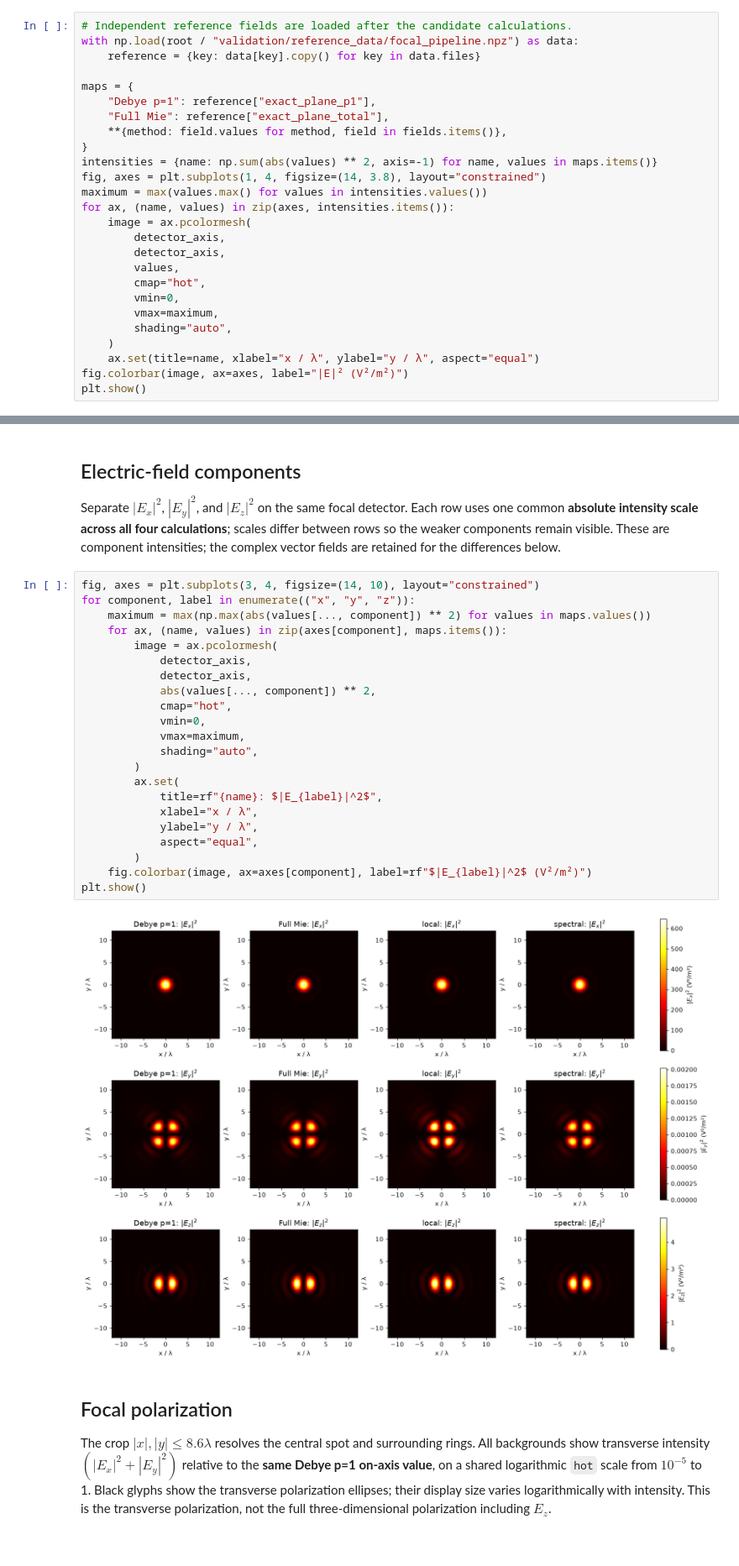
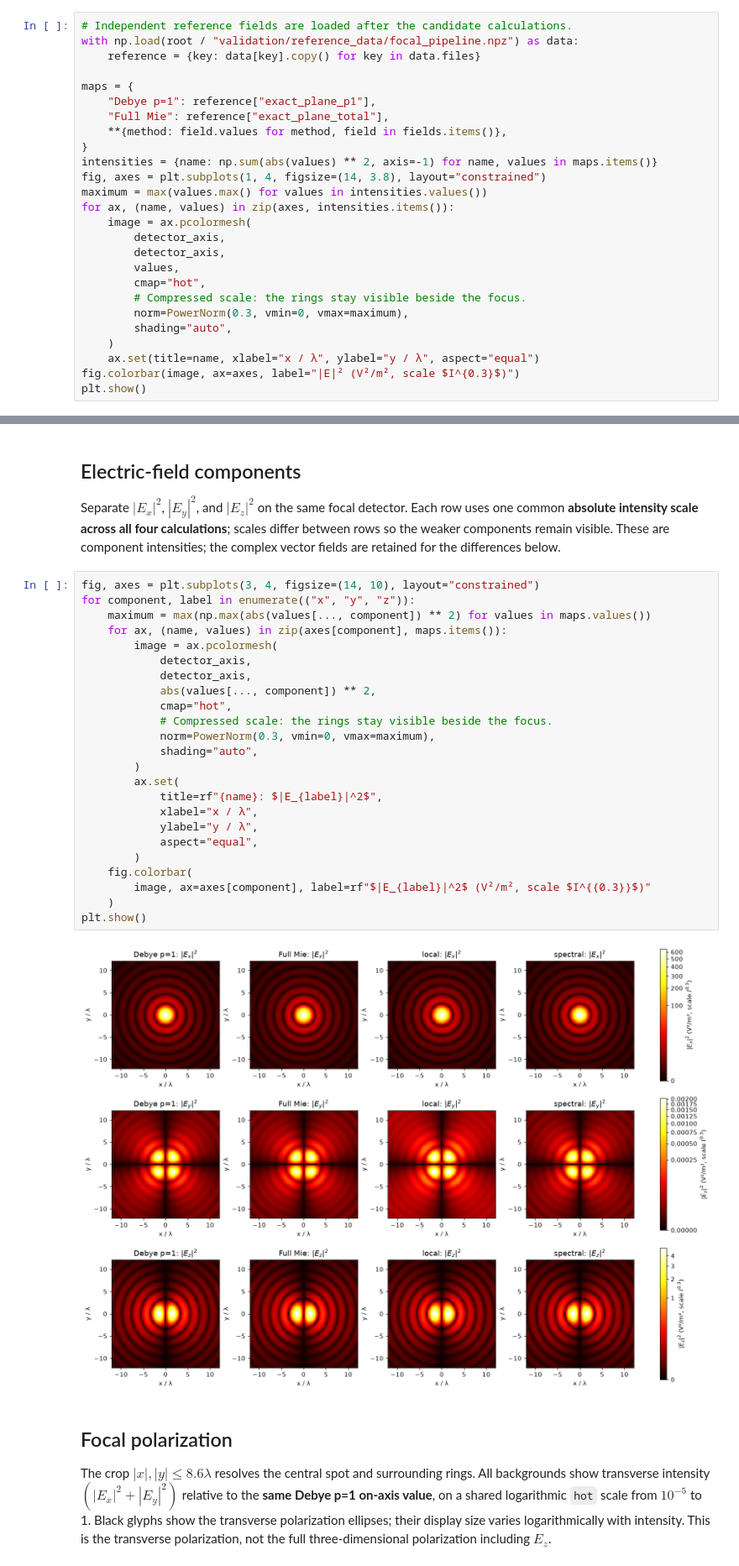
Before and after one commit to blancusjh/vecdiff, a Jupyter notebook: general/notebooks/07_macroscopic_interface_operators.ipynb, the cells around one changed output, grey strips where cells are left out. Shown at 84% size. Cells and saved outputs as stored; diff of their text form.

Commit message:
Field maps on a compressed I^0.3 scale so side lobes show; notebook 02 Airy window to three side lobes on a larger FFT cell; README arrows with visible shafts

```diff
--- a/general/notebooks/07_macroscopic_interface_operators.ipynb
+++ b/general/notebooks/07_macroscopic_interface_operators.ipynb
@@ -79,11 +80,11 @@ for ax, (name, values) in zip(axes, intensities.items()):
         detector_axis,
         values,
         cmap="hot",
-        vmin=0,
-        vmax=maximum,
+        # Compressed scale: the rings stay visible beside the focus.
+        norm=PowerNorm(0.3, vmin=0, vmax=maximum),
         shading="auto",
     )
     ax.set(title=name, xlabel="x / λ", ylabel="y / λ", aspect="equal")
-fig.colorbar(image, ax=axes, label="|E|² (V²/m²)")
+fig.colorbar(image, ax=axes, label="|E|² (V²/m², scale $I^{0.3}$)")
 plt.show()
 # %% [output]
@@ -95,27 +96,29 @@ Separate $|E_x|^2$, $|E_y|^2$, and $|E_z|^2$ on the same focal detector. Each ro
 # %%
 fig, axes = plt.subplots(3, 4, figsize=(14, 10), layout="constrained")
 for component, label in enumerate(("x", "y", "z")):
     maximum = max(np.max(abs(values[..., component]) ** 2) for values in maps.values())
     for ax, (name, values) in zip(axes[component], maps.items()):
         image = ax.pcolormesh(
             detector_axis,
             detector_axis,
             abs(values[..., component]) ** 2,
             cmap="hot",
-            vmin=0,
-            vmax=maximum,
+            # Compressed scale: the rings stay visible beside the focus.
+            norm=PowerNorm(0.3, vmin=0, vmax=maximum),
             shading="auto",
         )
         ax.set(
             title=rf"{name}: $|E_{label}|^2$",
             xlabel="x / λ",
             ylabel="y / λ",
             aspect="equal",
         )
-    fig.colorbar(image, ax=axes[component], label=rf"$|E_{label}|^2$ (V²/m²)")
+    fig.colorbar(
+        image, ax=axes[component], label=rf"$|E_{label}|^2$ (V²/m², scale $I^{{0.3}}$)"
+    )
 plt.show()
 # %% [output]
-[figure, old version]
+[figure, new version]
 # %% [markdown]
 ## Focal polarization
 
```
Also changed, not shown: parts of 3 cells of this notebook, 9 other files.
